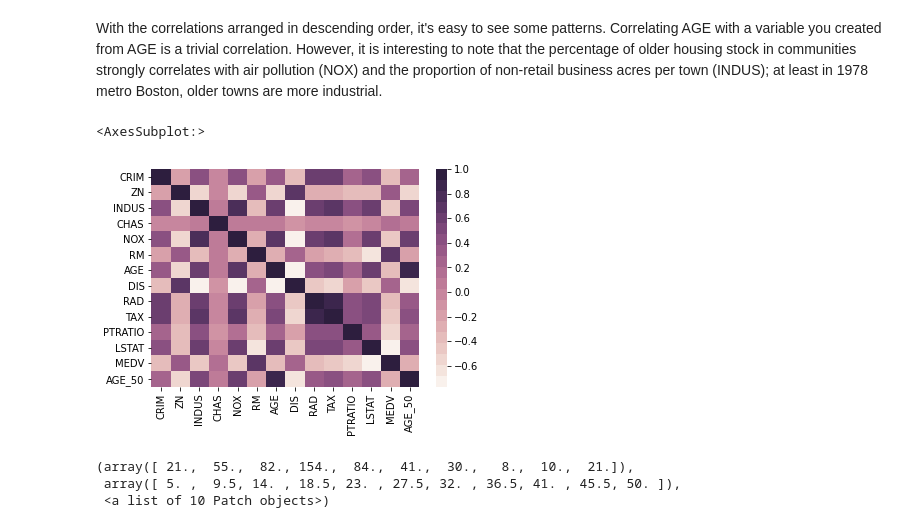
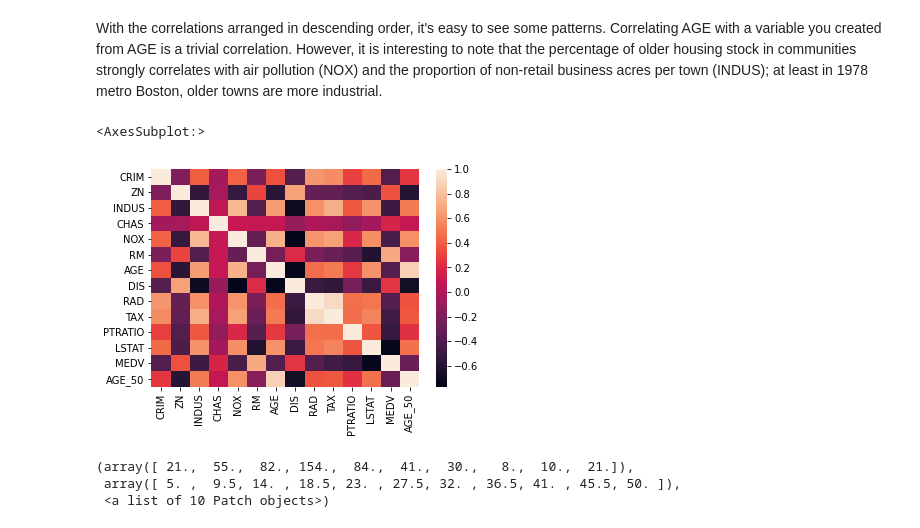
Before and after one commit to BethanyJep/Manipulating-and-Cleaning-Talk, a Jupyter notebook: MSFT Reactor Tel-Aviv Manipulating_and_Cleaning_Data.ipynb, the cells around one changed output. Drawn from its saved outputs; the diff is of its cells as text; code cells hidden in the pictures.

```diff
--- a/MSFT Reactor Tel-Aviv Manipulating_and_Cleaning_Data.ipynb
+++ b/MSFT Reactor Tel-Aviv Manipulating_and_Cleaning_Data.ipynb
@@ -731,10 +731,10 @@ With the correlations arranged in descending order, it's easy to see some patter
 # %%
 #correlation heatmap using seaborn
 import seaborn as sns
-sns.heatmap(df.corr(),cmap=sns.cubehelix_palette(20, light=0.95, dark=0.15))
+sns.heatmap(df.corr())
 # %% [output]
 <AxesSubplot:>
-[figure, old version]
+[figure, new version]
 # %%
 #Histograms - what is the overall distribution of prices of owner-occupied houses in the Boston area?
 import matplotlib.pyplot as plt
```
Also changed, not shown: 1 other file.
